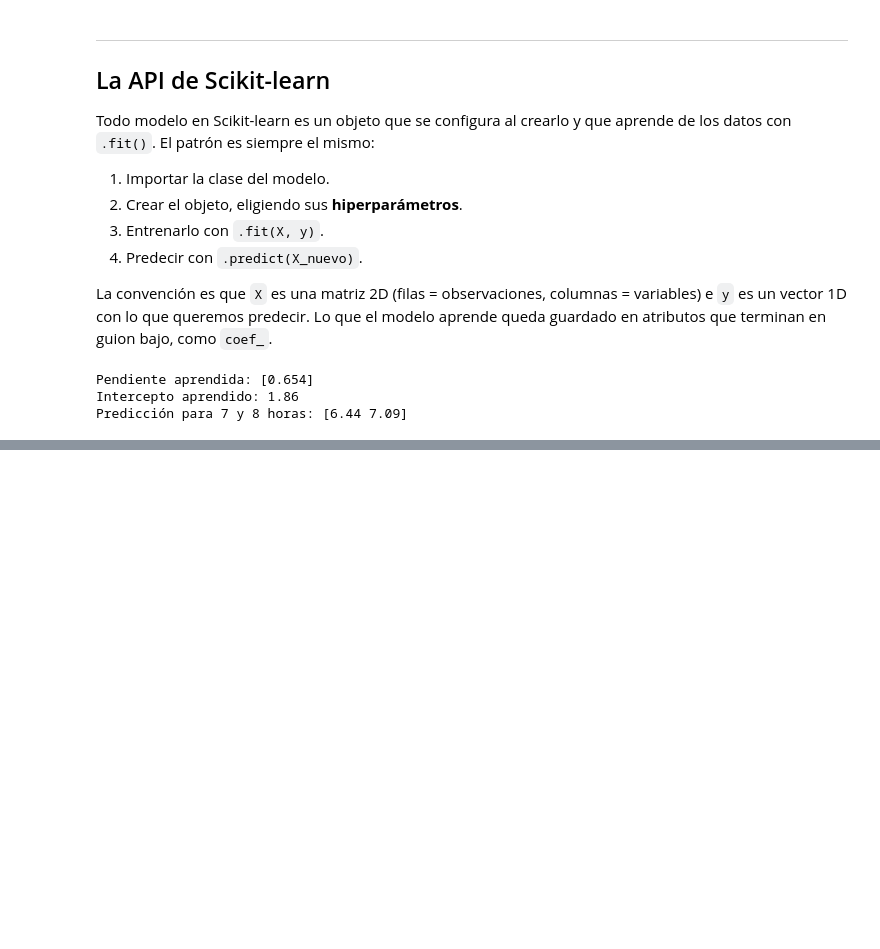
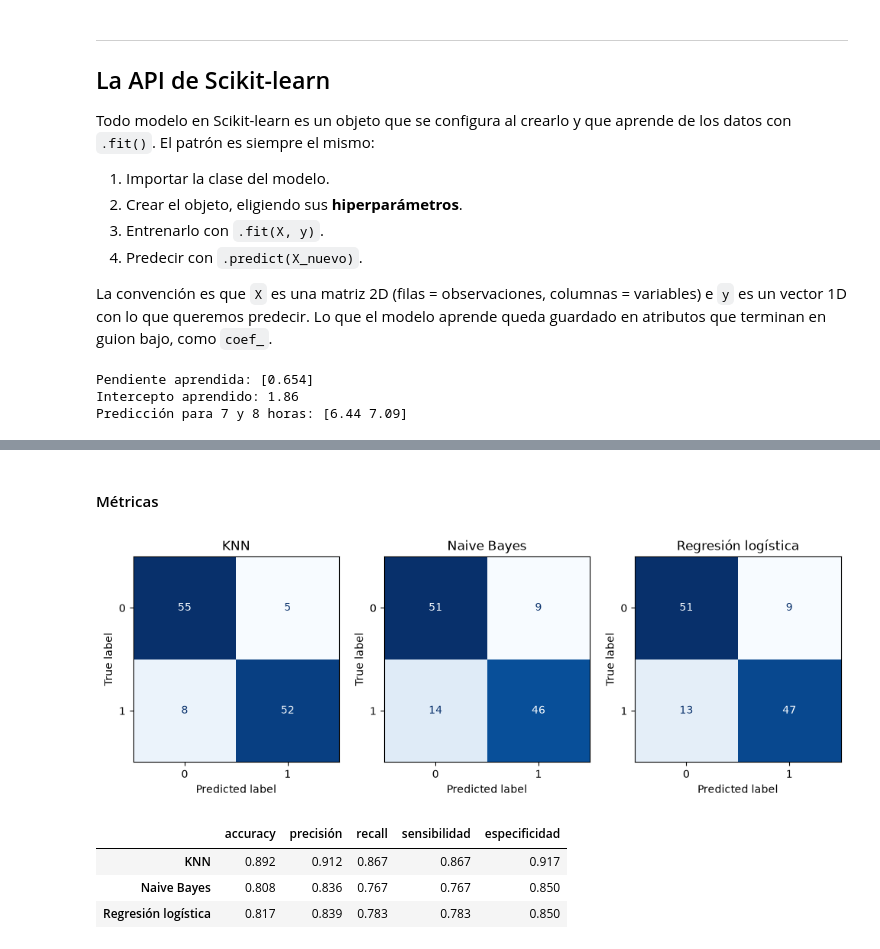
Before and after one commit to davidnfu0/tutoriales_estadistica_2026, a Jupyter notebook: tutoriales/tutorial_sklearn.ipynb, the cells around one changed output, grey strips where cells are left out. Cells and saved outputs as stored; diff of their text form; code cells hidden in the pictures; blank space fills up the shorter version.

```diff
--- a/tutoriales/tutorial_sklearn.ipynb
+++ b/tutoriales/tutorial_sklearn.ipynb
@@ -725,0 +135,31 @@ plt.show()
+# %% [markdown]
+#### Métricas
+# %%
+from sklearn.metrics import confusion_matrix, ConfusionMatrixDisplay, accuracy_score, precision_score, recall_score
+
+def evaluar_clasificacion(modelos, X, y):
+    """Muestra las matrices de confusión y devuelve una tabla con las métricas."""
+    fig, axes = plt.subplots(1, len(modelos), figsize=(4 * len(modelos), 3.5))
+    filas = {}
+    for ax, (nombre, modelo) in zip(axes, modelos.items()):
+        y_pred = modelo.predict(X)
+        tn, fp, fn, tp = confusion_matrix(y, y_pred).ravel()
+        ConfusionMatrixDisplay.from_predictions(y, y_pred, cmap="Blues", colorbar=False, ax=ax)
+        ax.set_title(nombre)
+        filas[nombre] = {
+            "accuracy":      accuracy_score(y, y_pred),
+            "precisión":     precision_score(y, y_pred),
+            "recall":        recall_score(y, y_pred),
+            "sensibilidad":  tp / (tp + fn),
+            "especificidad": tn / (tn + fp),
+        }
+    plt.show()
+    return pd.DataFrame(filas).T.round(3)
+
+evaluar_clasificacion(clasificadores, Xl_test, yl_test)
+# %% [output]
+[figure, added]
+|  | accuracy | precisión | recall | sensibilidad | especificidad |
+| KNN | 0.892 | 0.912 | 0.867 | 0.867 | 0.917 |
+| Naive Bayes | 0.808 | 0.836 | 0.767 | 0.767 | 0.850 |
+| Regresión logística | 0.817 | 0.839 | 0.783 | 0.783 | 0.850 |
```
Also changed, not shown: parts of 58 cells of this notebook.
